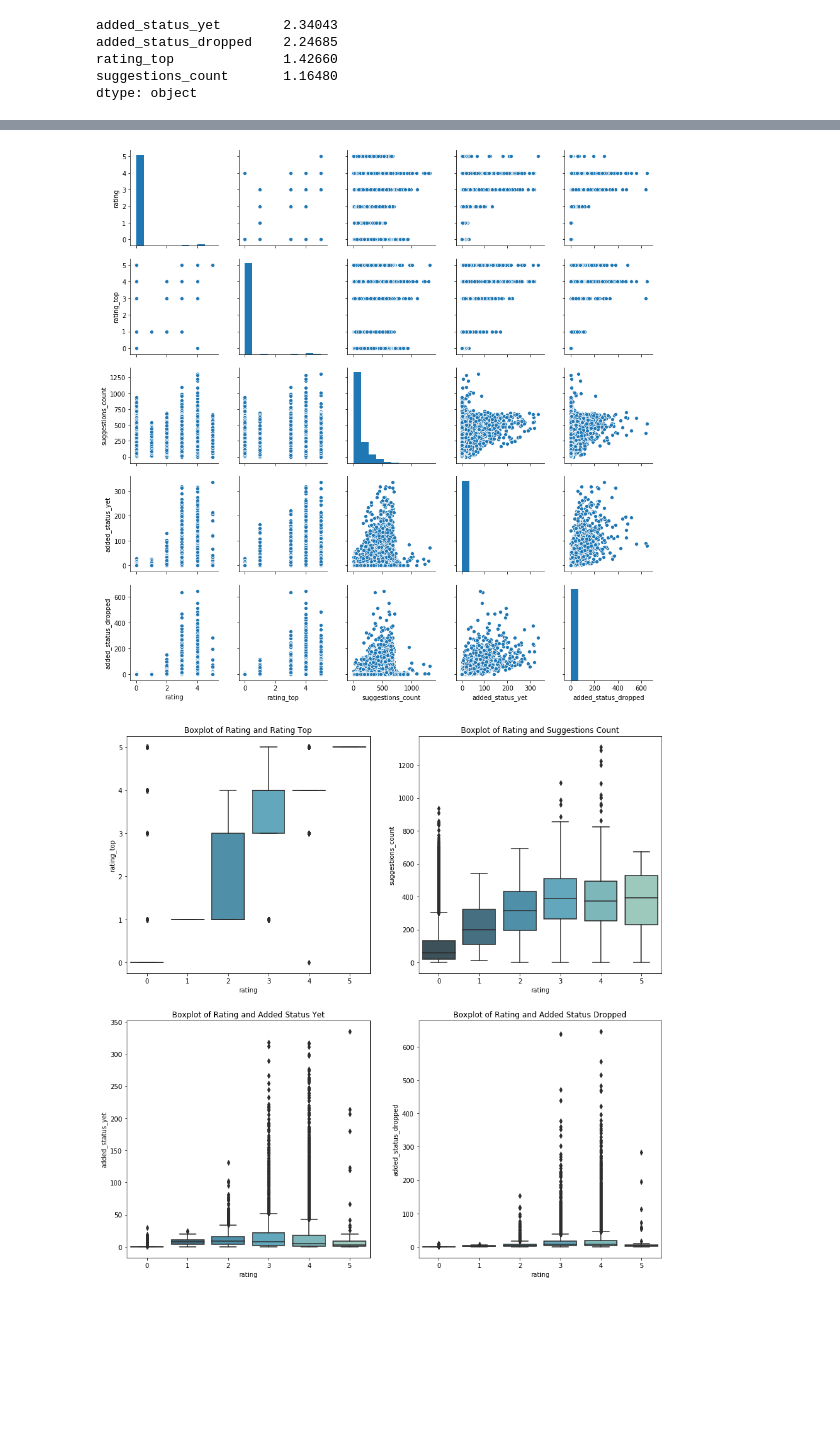
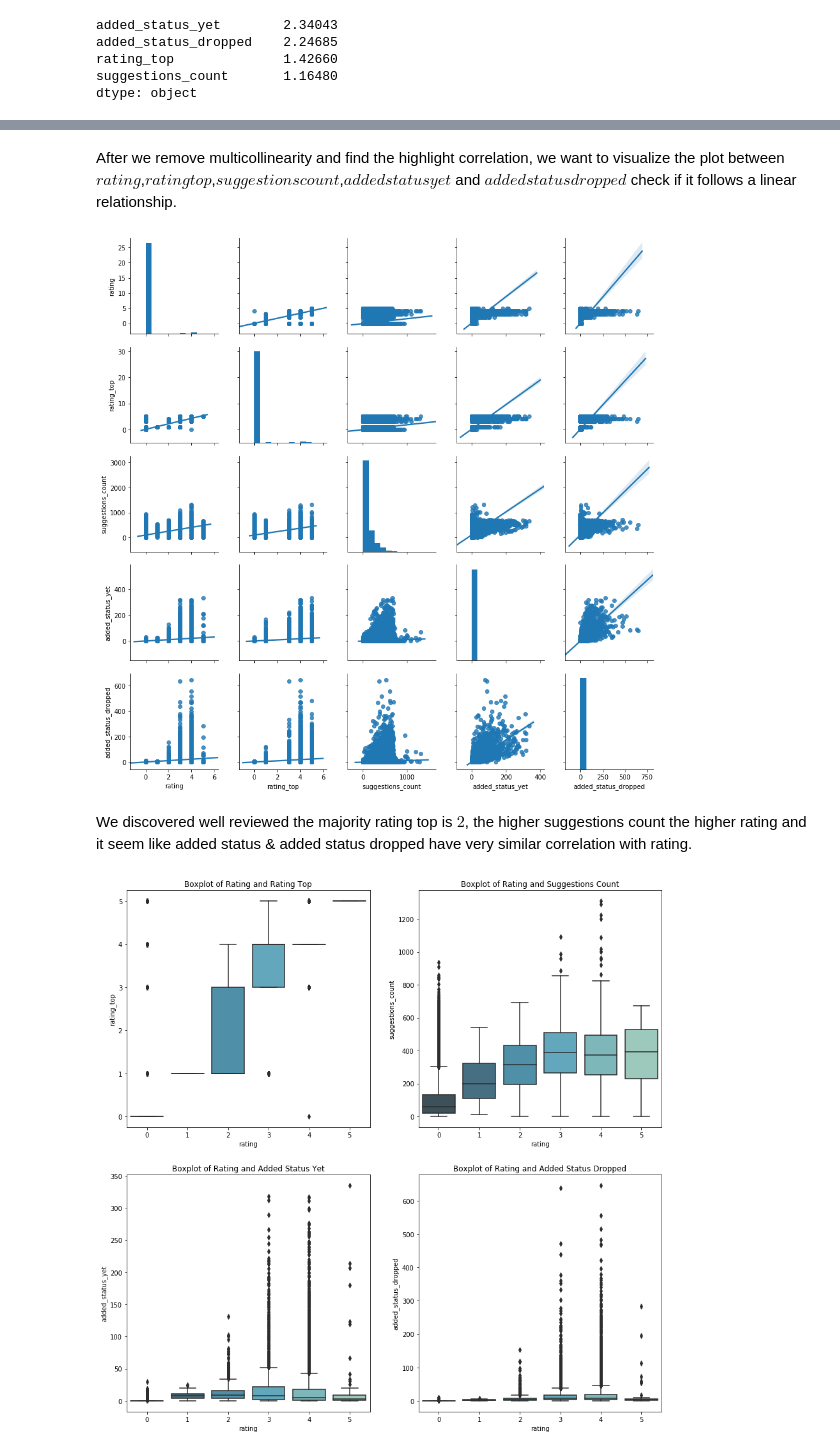
Before and after one commit to FreedomVAce/Game_Recommendation, a Jupyter notebook: Game_Recommendation.ipynb, the cells around one changed output, grey strips where cells are left out. Drawn from its saved outputs; the diff is of its cells as text; code cells hidden in the pictures; blank space fills up the shorter version.

```diff
--- a/Game_Recommendation.ipynb
+++ b/Game_Recommendation.ipynb
@@ -366,12 +425,17 @@ OLS Regression Results
 | Kurtosis: | 208.624 | Cond. No. | 306. |
 Warnings:
 [1] Standard Errors assume that the covariance matrix of the errors is correctly specified.
+# %% [markdown]
+After we remove multicollinearity and find the highlight correlation, we want to visualize the plot between
+$rating$,$rating top$,$suggestions count$,$added status yet$ and $added status dropped$ check if it follows a linear relationship.
 # %%
 sns.pairplot(game[['rating','rating_top','suggestions_count',
-                   'added_status_yet','added_status_dropped']]);
+                   'added_status_yet','added_status_dropped']],kind="reg");
 plt.show()
 # %% [output]
-[figure, old version]
+[figure, new version]
+# %% [markdown]
+We discovered well reviewed the majority rating top is $2$, the higher suggestions count the higher rating and it seem like added status & added status dropped have very similar correlation with rating.
 # %%
 fig, axs = plt.subplots(2,2,figsize=(15, 15))
 sns.boxplot(x='rating',y='rating_top',data=game,palette='GnBu_d',
```
Also changed, not shown: parts of 38 cells of this notebook.
